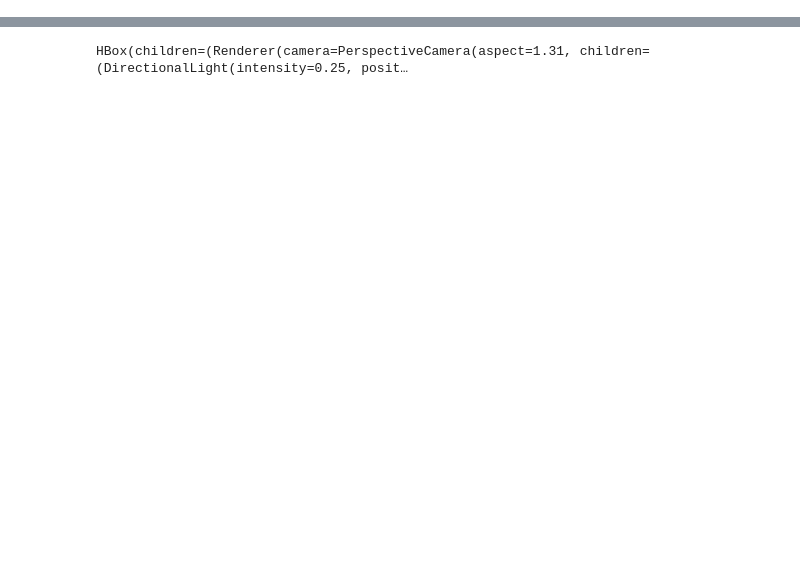
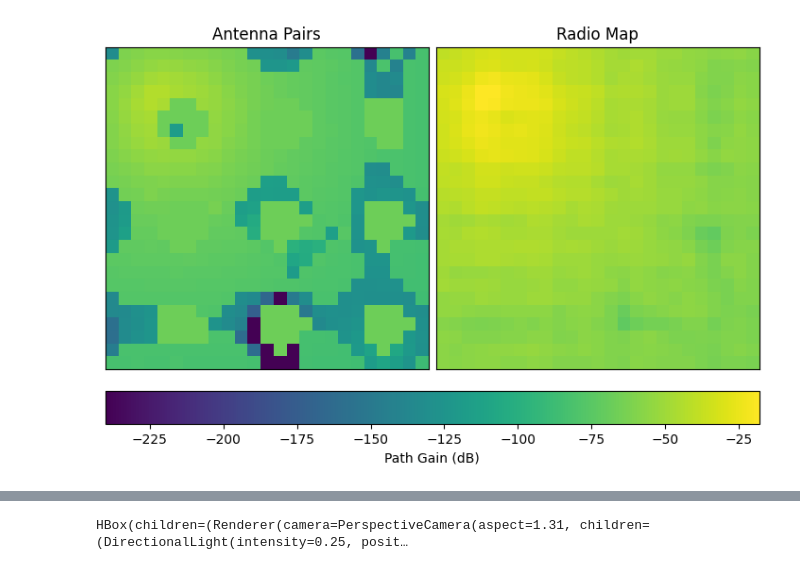
Before and after one commit to Jklein64/sionna-rt, a Jupyter notebook: debug/debug_dem.ipynb, the cells around one changed output, grey strips where cells are left out. Cells and saved outputs as stored; diff of their text form; code cells hidden in the pictures; blank space fills up the shorter version.

```diff
--- a/debug/debug_dem.ipynb
+++ b/debug/debug_dem.ipynb
@@ -95,0 +180,21 @@ Text(0.5, 1.0, 'norm')
+# %%
+from matplotlib.cm import ScalarMappable
+
+b = rm.path_gain[0].numpy()
+fig, axs = plt.subplots(ncols=2, layout="constrained")
+fig.set_size_inches(7, 5)
+a_db = 20 * np.log10(np.maximum(1e-12, np.abs(a)))
+b_db = 20 * np.log10(np.maximum(1e-12, np.abs(b)))
+norm = Normalize(np.min([a_db, b_db]), np.max([a_db, b_db]))
+axs[0].imshow(a_db, norm=norm)
+axs[1].imshow(b_db, norm=norm)
+plt.colorbar(ScalarMappable(norm), ax=axs, location="bottom", label="Path Gain (dB)")
+# axs[0].imshow(a)
+# axs[1].imshow(b)
+# Labels and formattiong
+axs[0].set_title("Antenna Pairs")
+axs[1].set_title("Radio Map")
+for ax in axs:
+    ax.set(xticks=[], yticks=[])
+# %% [output]
+[figure, added]
```
Also changed, not shown: parts of 22 cells of this notebook.
